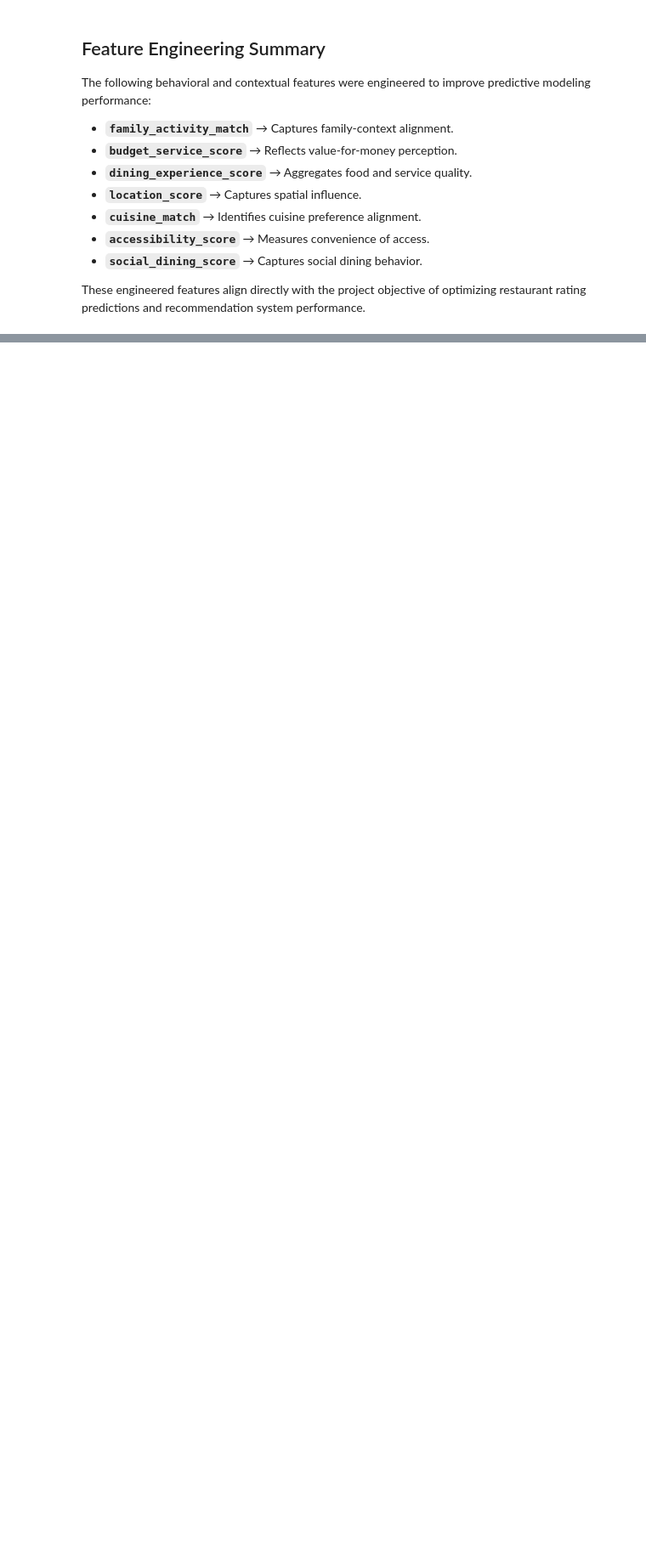
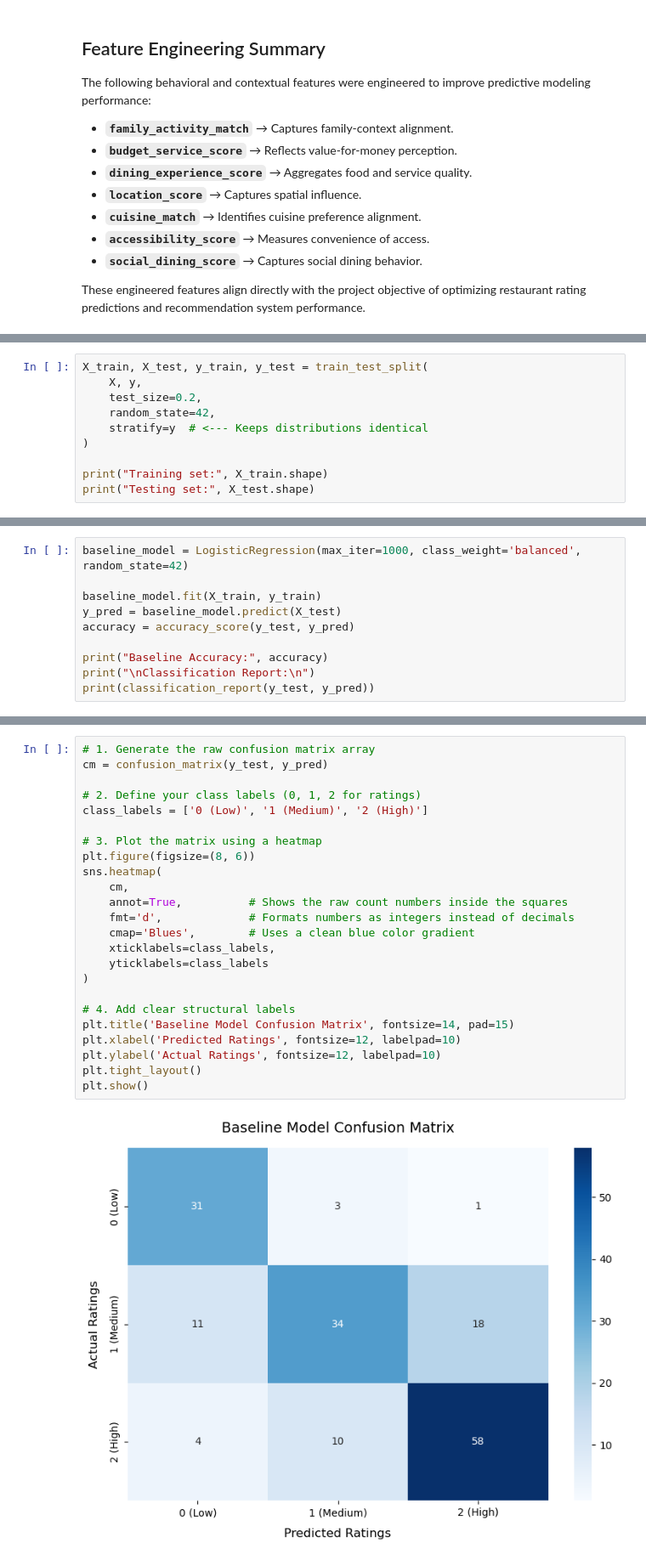
Before and after one commit to angiew63/Restaurant-Customer-Analytics, a Jupyter notebook: notebooks/03_feature_engineering_baseline_ml.ipynb, the cells around one changed output, grey strips where cells are left out. Shown at 85% size. Drawn from its saved outputs; the diff is of its cells as text; blank space fills up the shorter version.

Commit message:
feat: implement baseline model training and evaluation

```diff
--- a/notebooks/03_feature_engineering_baseline_ml.ipynb
+++ b/notebooks/03_feature_engineering_baseline_ml.ipynb
@@ -198,0 +221,10 @@ These engineered features align directly with the project objective of optimizin
+# %%
+X_train, X_test, y_train, y_test = train_test_split(
+    X, y,
+    test_size=0.2,
+    random_state=42,
+    stratify=y  # <--- Keeps distributions identical
+)
+
+print("Training set:", X_train.shape)
+print("Testing set:", X_test.shape)
@@ -198,0 +250,10 @@ These engineered features align directly with the project objective of optimizin
+# %%
+baseline_model = LogisticRegression(max_iter=1000, class_weight='balanced', random_state=42)
+
+baseline_model.fit(X_train, y_train)
+y_pred = baseline_model.predict(X_test)
+accuracy = accuracy_score(y_test, y_pred)
+
+print("Baseline Accuracy:", accuracy)
+print("\nClassification Report:\n")
+print(classification_report(y_test, y_pred))
@@ -198,0 +274,26 @@ These engineered features align directly with the project objective of optimizin
+# %%
+# 1. Generate the raw confusion matrix array
+cm = confusion_matrix(y_test, y_pred)
+
+# 2. Define your class labels (0, 1, 2 for ratings)
+class_labels = ['0 (Low)', '1 (Medium)', '2 (High)']
+
+# 3. Plot the matrix using a heatmap
+plt.figure(figsize=(8, 6))
+sns.heatmap(
+    cm,
+    annot=True,          # Shows the raw count numbers inside the squares
+    fmt='d',             # Formats numbers as integers instead of decimals
+    cmap='Blues',        # Uses a clean blue color gradient
+    xticklabels=class_labels,
+    yticklabels=class_labels
+)
+
+# 4. Add clear structural labels
+plt.title('Baseline Model Confusion Matrix', fontsize=14, pad=15)
+plt.xlabel('Predicted Ratings', fontsize=12, labelpad=10)
+plt.ylabel('Actual Ratings', fontsize=12, labelpad=10)
+plt.tight_layout()
+plt.show()
+# %% [output]
+[figure, added]
```
Also changed, not shown: parts of 12 cells of this notebook.
